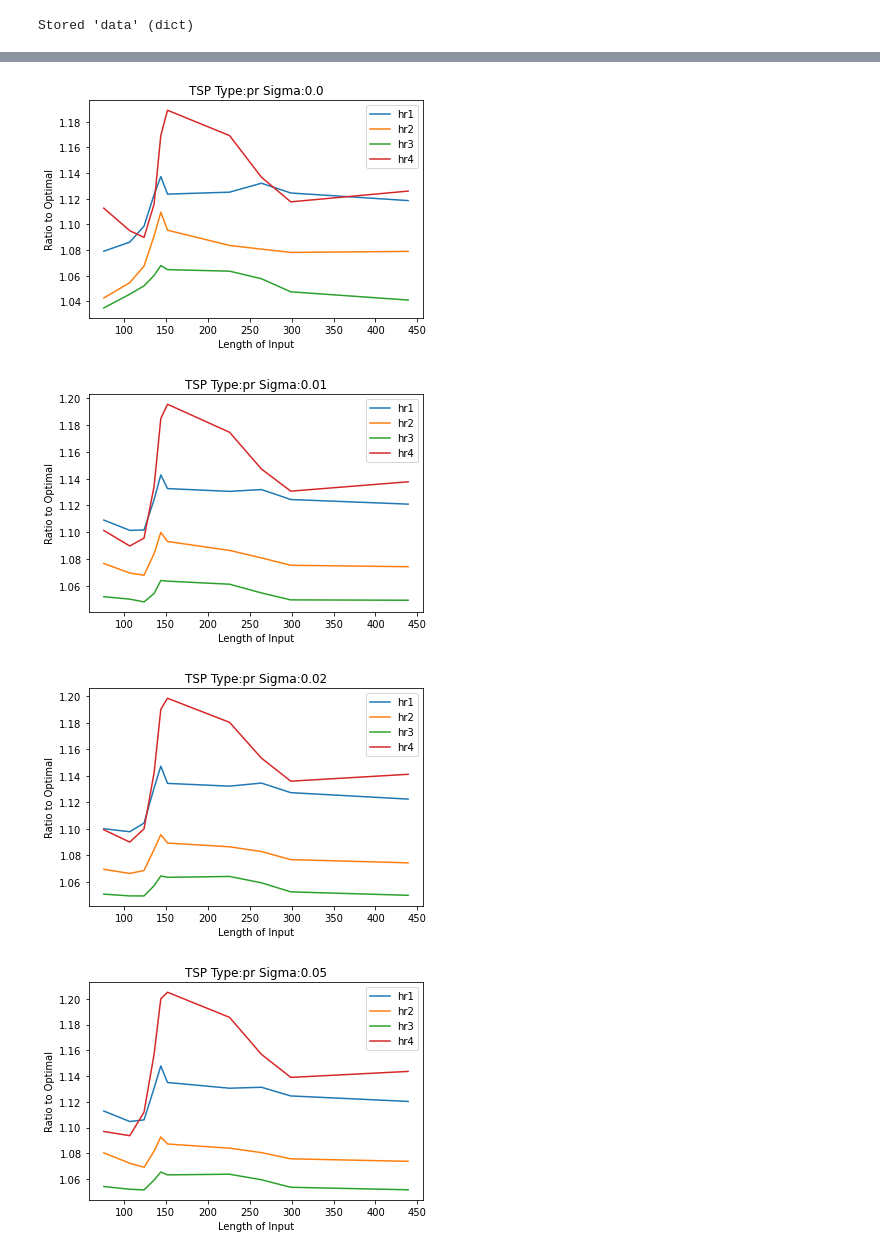
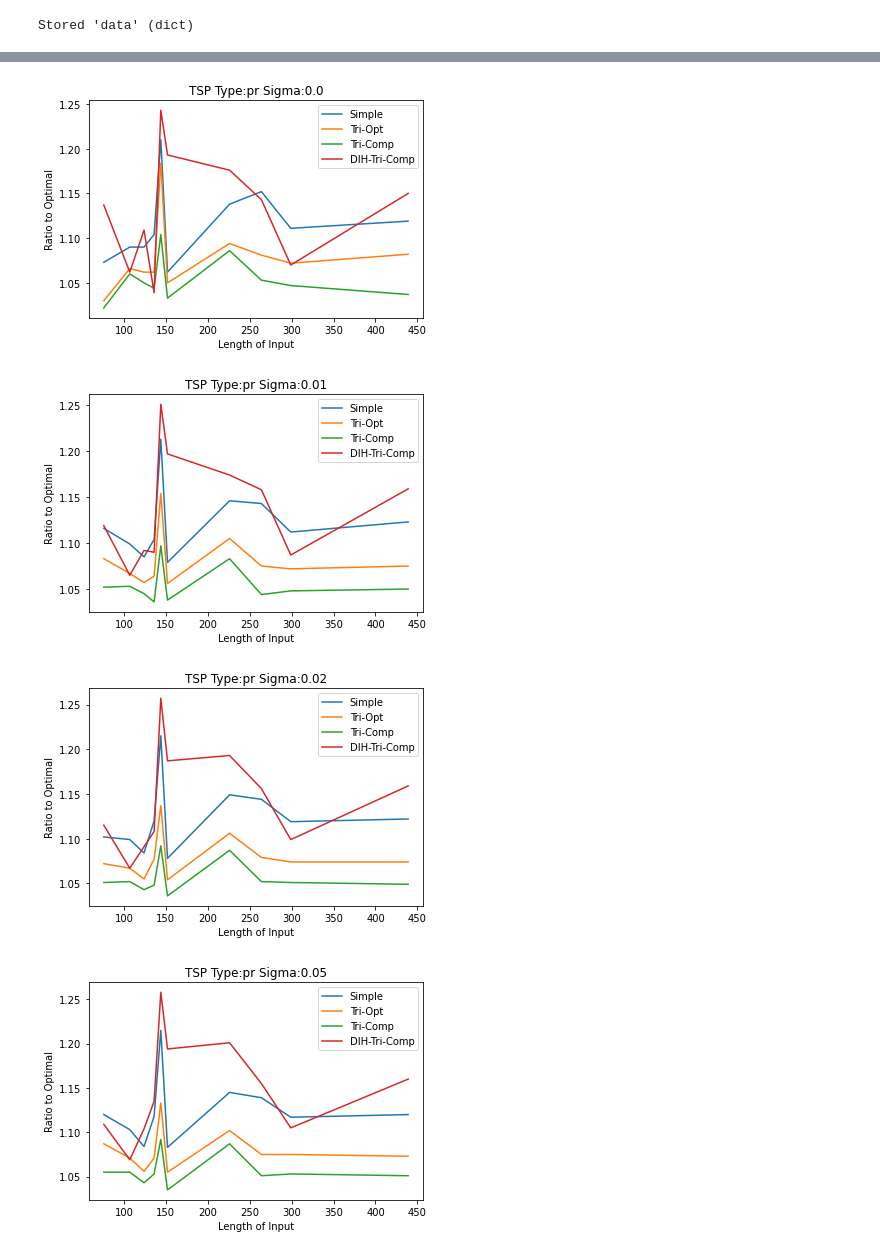
Before and after one commit to jaiteshp/CS6100-Christofides-ShortCutting-Heurisitcs, a Jupyter notebook: utils.ipynb, the cells around one changed output, grey strips where cells are left out. Saved outputs shown, nothing was run; the diff lists cells and outputs as text; code cells hidden in the pictures.

```diff
--- a/utils.ipynb
+++ b/utils.ipynb
@@ -223,3 +212,0 @@ Stored 'data' (dict)
-# %%
-for i,j in enumerate([4,5,6]):
-    print(i,j)
@@ -251,8 +234,9 @@ for i in tspn_files:
     for j in range(4):
         y = [h_ratios[j][tsp_files[k]][0] for k in fnames]
         ysmoothed = gaussian_filter1d(y, sigma=1)
-        plt.plot(x,ysmoothed)
-    plt.legend(['hr1', 'hr2', 'hr3', 'hr4'])
+        plt.plot(x,y)
+
+    plt.legend(['Simple', 'Tri-Opt', 'Tri-Comp', 'DIH-Tri-Comp'])
     plt.title('TSP Type:'+i)
     plt.xlabel('Length of Input')
     plt.ylabel('Ratio to Optimal')
@@ -275,8 +259,8 @@ x.sort()
 for j in range(4):
     y = [h_ratios[j][tsp_files[k]][0] for k in fnames]
     ysmoothed = gaussian_filter1d(y, sigma=2)
-    plt.plot(x,ysmoothed)
-plt.legend(['hr1', 'hr2', 'hr3', 'hr4'])
+    plt.plot(x,y)
+plt.legend(['Simple', 'Tri-Opt', 'Tri-Comp', 'DIH-Tri-Comp'])
 plt.title('')
 plt.xlabel('Length of Input')
 plt.ylabel('Ratio to Optimal')
@@ -298,11 +282,11 @@ plt.show()
 # %%
-gen_files = ['d198.tsp', 'kroB200.tsp', 'pcb442.tsp']
+gen_files = ['d198.tsp', 'kroB200.tsp', 'pcb442.tsp', 'gr229.tsp']
 x = eps
 for i in gen_files:
     for j in range(4):
         y = h_ratios[j][tsp_files[i]]
         plt.plot(x,y)
-    plt.legend(['hr1', 'hr2', 'hr3', 'hr4'])
+    plt.legend(['Simple', 'Tri-Opt', 'Tri-Comp', 'DIH-Tri-Comp'])
     plt.title('File Name:'+i)
     plt.xlabel('Perturbation Parameter')
     plt.ylabel('Ratio to Optimal')
@@ -314,25 +299,25 @@ for i in gen_files:
 # %%
 tspn_files = ['pr']
 for pp in range(len(eps)):
     for i in tspn_files:
         fnames = []; x = []
         for j in tsp_files.keys():
             if i == j[:len(i)]:
                 fnames.append(j)
                 x.append(int(j[len(i):-4]))
         fnames = [fnames[j] for j in np.argsort(x)]
         x.sort()
         for j in range(4):
             y = [h_ratios[j][tsp_files[k]][pp] for k in fnames]
             ysmoothed = gaussian_filter1d(y, sigma=1)
-            plt.plot(x,ysmoothed)
-        plt.legend(['hr1', 'hr2', 'hr3', 'hr4'])
+            plt.plot(x,y)
+        plt.legend(['Simple', 'Tri-Opt', 'Tri-Comp', 'DIH-Tri-Comp'])
         plt.title('TSP Type:'+i+' Sigma:'+str(eps[pp]))
         plt.xlabel('Length of Input')
         plt.ylabel('Ratio to Optimal')
         plt.show()
 # %% [output]
-[figure, old version]
+[figure, new version]
-[figure, old version]
+[figure, new version]
-[figure, old version]
+[figure, new version]
-[figure, old version]
+[figure, new version]
```
Also changed, not shown: parts of 7 cells of this notebook.
